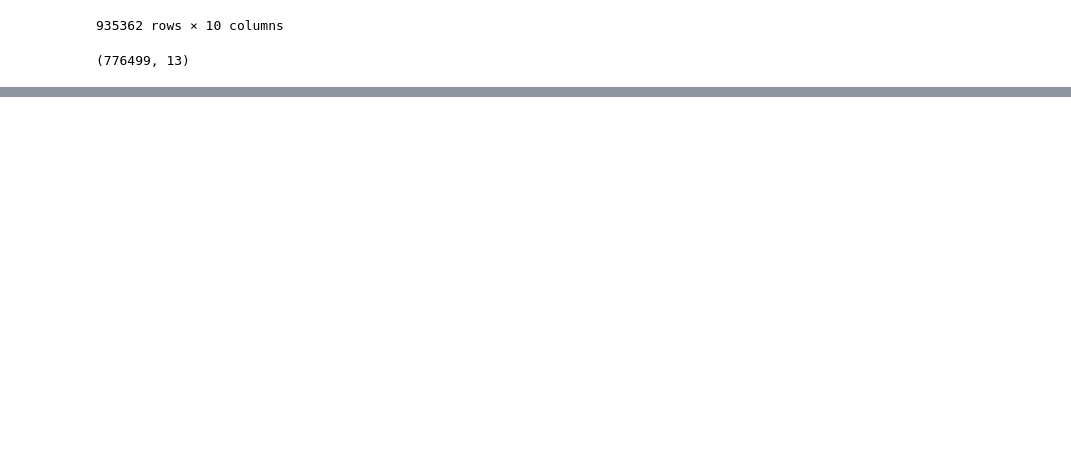
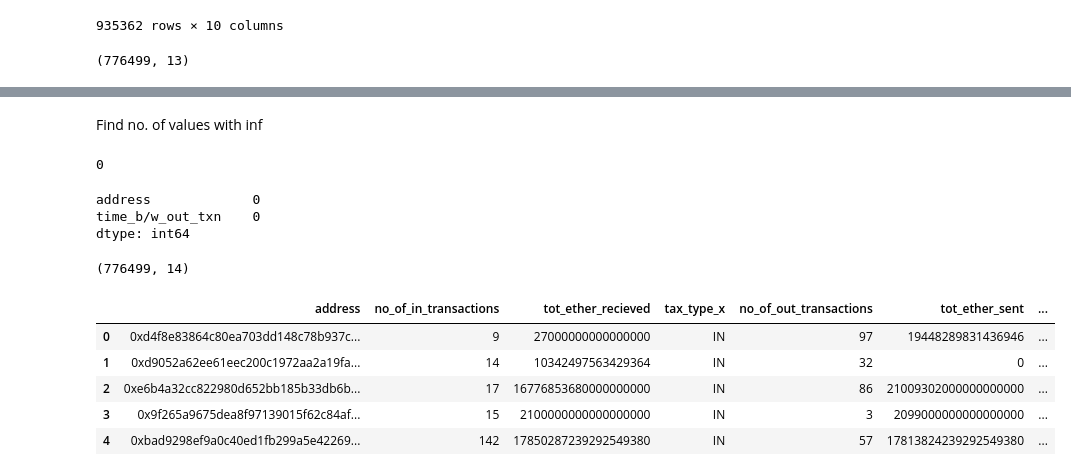
Before and after one commit to m-shilpa/ethereum-data-analysis, a Jupyter notebook: joined_data.ipynb, the cells around one changed output, grey strips where cells are left out. Drawn from its saved outputs; the diff is of its cells as text; code cells hidden in the pictures; blank space fills up the shorter version.

```diff
--- a/joined_data.ipynb
+++ b/joined_data.ipynb
@@ -109,0 +126,2 @@ data.shape
+# %%
+time_in = pd.read_csv('/content/gdrive/My Drive/project_data/time_bw_in.csv')
@@ -109,0 +144,3 @@ data.shape
+# %%
+time_in['time_b/w_out_txn'] = time_in['no_of_in_transactions']/time_in['total_count']
+time_in.head(5)
@@ -109,0 +154,29 @@ data.shape
+# %% [markdown]
+Find no. of values with inf
+# %%
+len(time_out['time_b/w_out_txn'].index[np.isinf(time_out['time_b/w_out_txn'])])
+# %% [output]
+0
+# %%
+time_in = time_in.drop('no_of_in_transactions',axis=1)
+time_in = time_in.drop('total_count',axis=1)
+# %%
+time_in.isna().sum()
+# %% [output]
+address             0
+time_b/w_out_txn    0
+dtype: int64
+# %%
+data2 = pd.merge(data1,time_in, on='address',how='inner')
+data2.shape
+# %% [output]
+(776499, 14)
+# %%
+data2.head(5)
+# %% [output]
+|  | address | no_of_in_transactions | tot_ether_recieved | tax_type_x | no_of_out_transactions | tot_ether_sent | ... |
+| 0 | 0xd4f8e83864c80ea703dd148c78b937c... | 9 | 27000000000000000 | IN | 97 | 19448289831436946 | ... |
+| 1 | 0xd9052a62ee61eec200c1972aa2a19fa... | 14 | 10342497563429364 | IN | 32 | 0 | ... |
+| 2 | 0xe6b4a32cc822980d652bb185b33db6b... | 17 | 16776853680000000000 | IN | 86 | 21009302000000000000 | ... |
+| 3 | 0x9f265a9675dea8f97139015f62c84af... | 15 | 2100000000000000000 | IN | 3 | 2099000000000000000 | ... |
+| 4 | 0xbad9298ef9a0c40ed1fb299a5e42269... | 142 | 17850287239292549380 | IN | 57 | 17813824239292549380 | ... |
```
Also changed, not shown: parts of 26 cells of this notebook.
